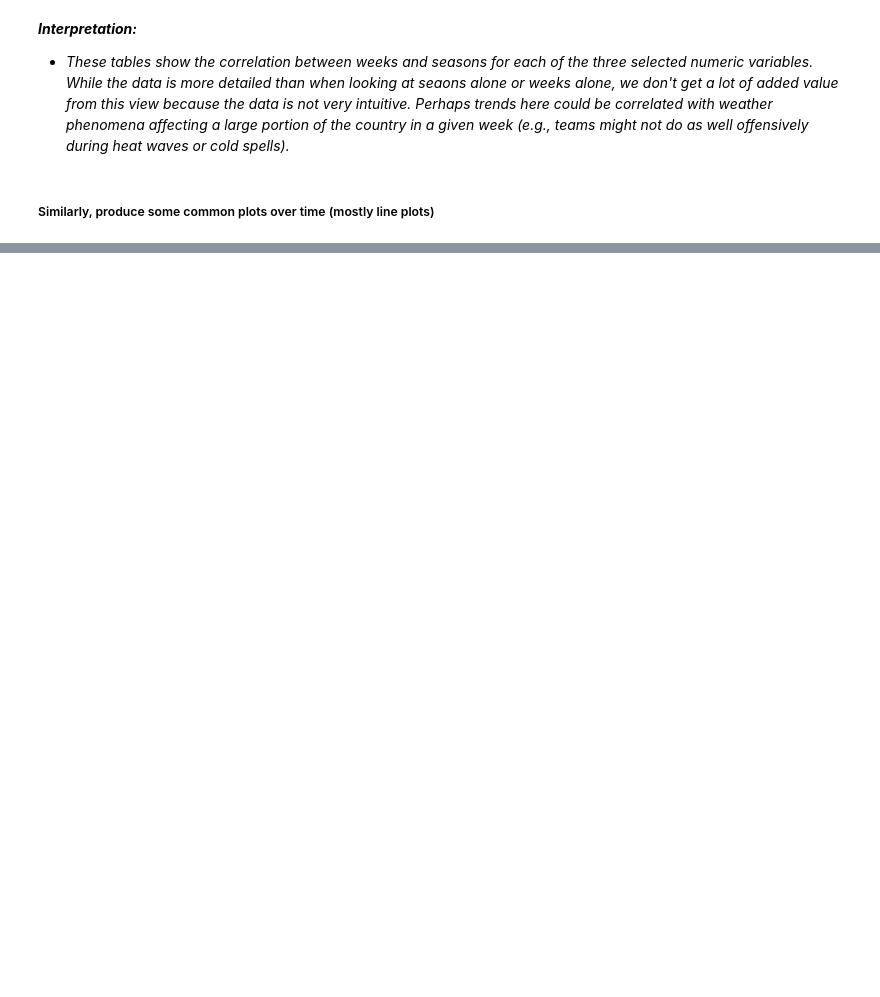
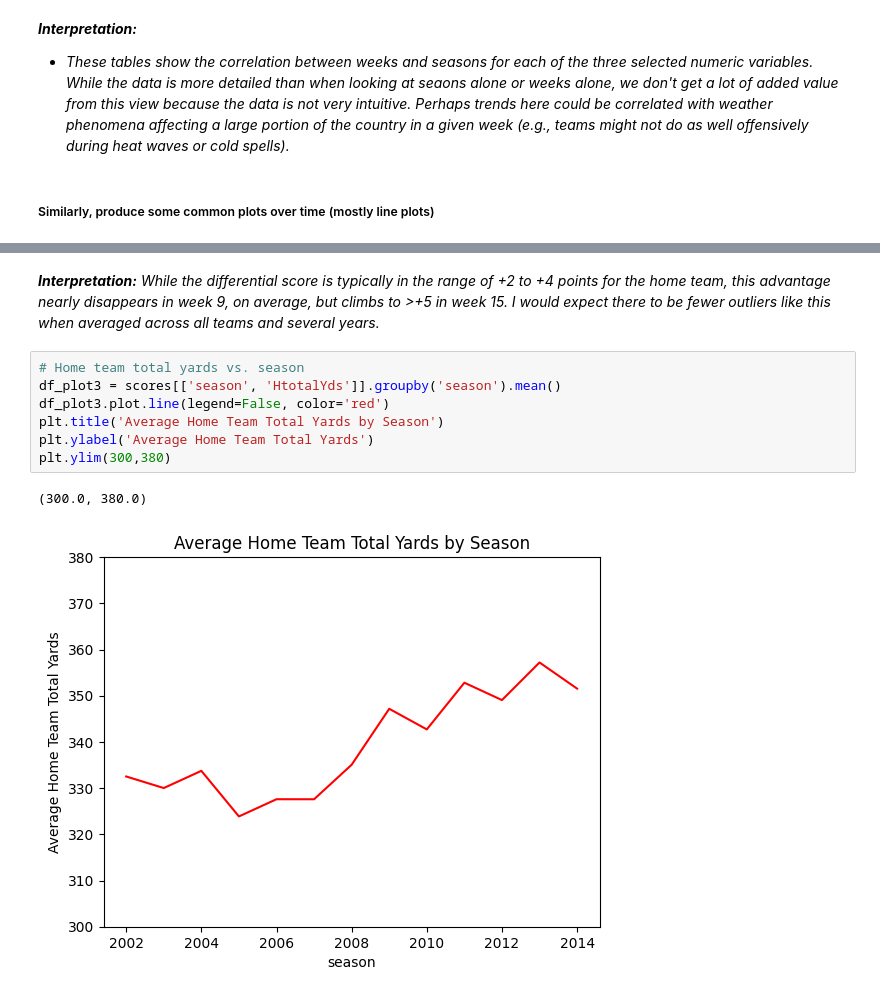
Before and after one commit to trevorlillywhite/HW-4---NCSU-ST-554---Trevor-Lillywhite, a Jupyter notebook: HW4_ST_554_Trevor_Lillywhite.ipynb, the cells around one changed output, grey strips where cells are left out. Saved outputs shown, nothing was run; the diff lists cells and outputs as text; blank space fills up the shorter version.

```diff
--- a/HW4_ST_554_Trevor_Lillywhite.ipynb
+++ b/HW4_ST_554_Trevor_Lillywhite.ipynb
@@ -1183,0 +1260,12 @@ _**Interpretation:**_
+# %% [markdown]
+_**Interpretation:** While the differential score is typically in the range of +2 to +4 points for the home team, this advantage nearly disappears in week 9, on average, but climbs to >+5 in week 15. I would expect there to be fewer outliers like this when averaged across all teams and several years._
+# %%
+# Home team total yards vs. season
+df_plot3 = scores[['season', 'HtotalYds']].groupby('season').mean()
+df_plot3.plot.line(legend=False, color='red')
+plt.title('Average Home Team Total Yards by Season')
+plt.ylabel('Average Home Team Total Yards')
+plt.ylim(300,380)
+# %% [output]
+(300.0, 380.0)
+[figure, added]
```
Also changed, not shown: parts of 35 cells of this notebook.
